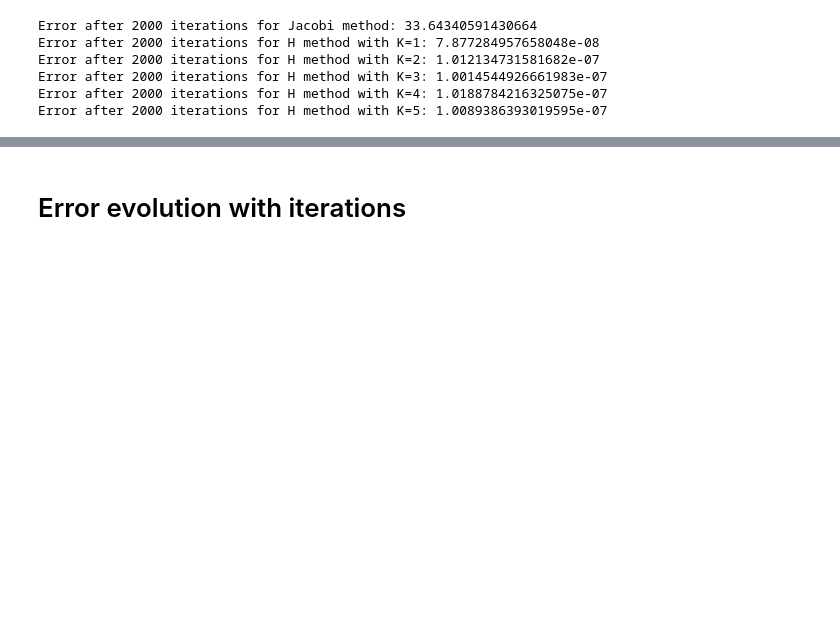
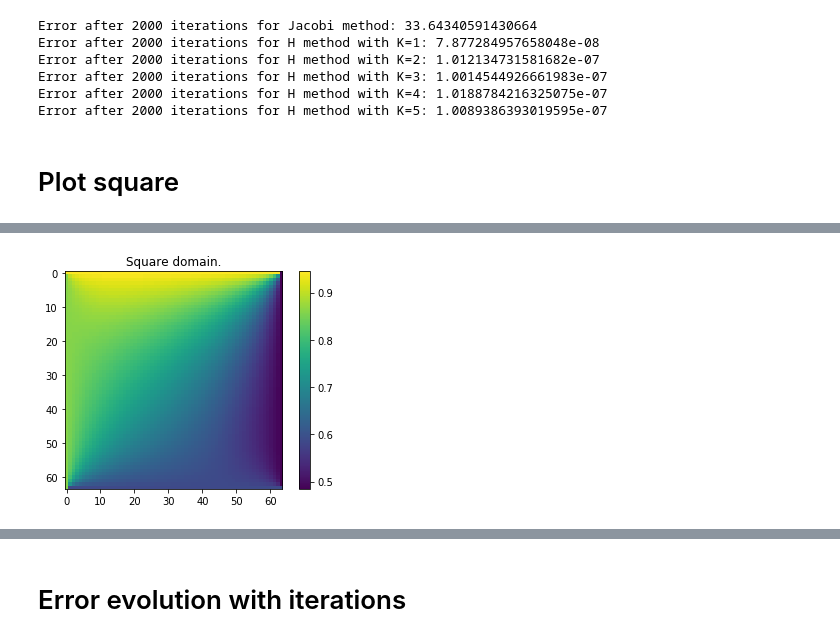
Before and after one commit to francescobardi/pde_solver_deep_learned, a Jupyter notebook: nnpde/main.ipynb, the cells around one changed output, grey strips where cells are left out. Cells and saved outputs as stored; diff of their text form; code cells hidden in the pictures; blank space fills up the shorter version.

Commit message:
plot solution examples

```diff
--- a/nnpde/main.ipynb
+++ b/nnpde/main.ipynb
@@ -268,3 +268,18 @@ Error after 2000 iterations for H method with K=2: 1.012134731581682e-07
 Error after 2000 iterations for H method with K=3: 1.0014544926661983e-07
 Error after 2000 iterations for H method with K=4: 1.0188784216325075e-07
 Error after 2000 iterations for H method with K=5: 1.0089386393019595e-07
+# %% [markdown]
+# Plot square
+# %%
+problem_square = DirichletProblem(N=N, k_ground_truth=20000)
+ground_truth_square = problem_square.ground_truth.view(N, N).numpy()
+
+square_fig = plt.figure()
+im = plt.imshow(ground_truth_square)
+plt.title("Square domain.")
+plt.colorbar(im)
+
+square_fig.savefig('../report/figs/square.eps', bbox_inches='tight')
+plt.draw()
+plt.show()
+# %% [output]
@@ -270,0 +303 @@ Error after 2000 iterations for H method with K=5: 1.0089386393019595e-07
+[figure, added]
```
Also changed, not shown: parts of 3 cells of this notebook, 2 other files.
